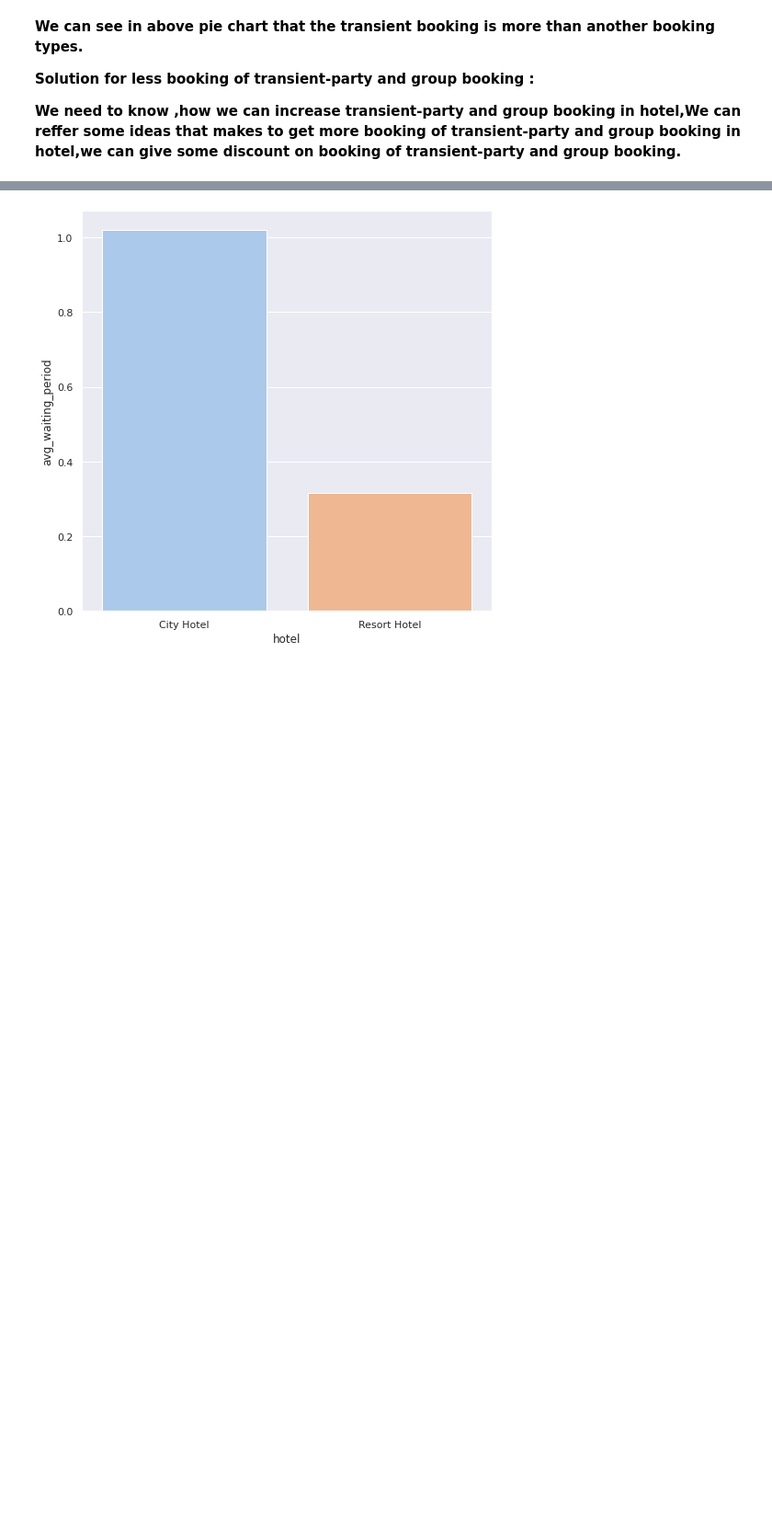
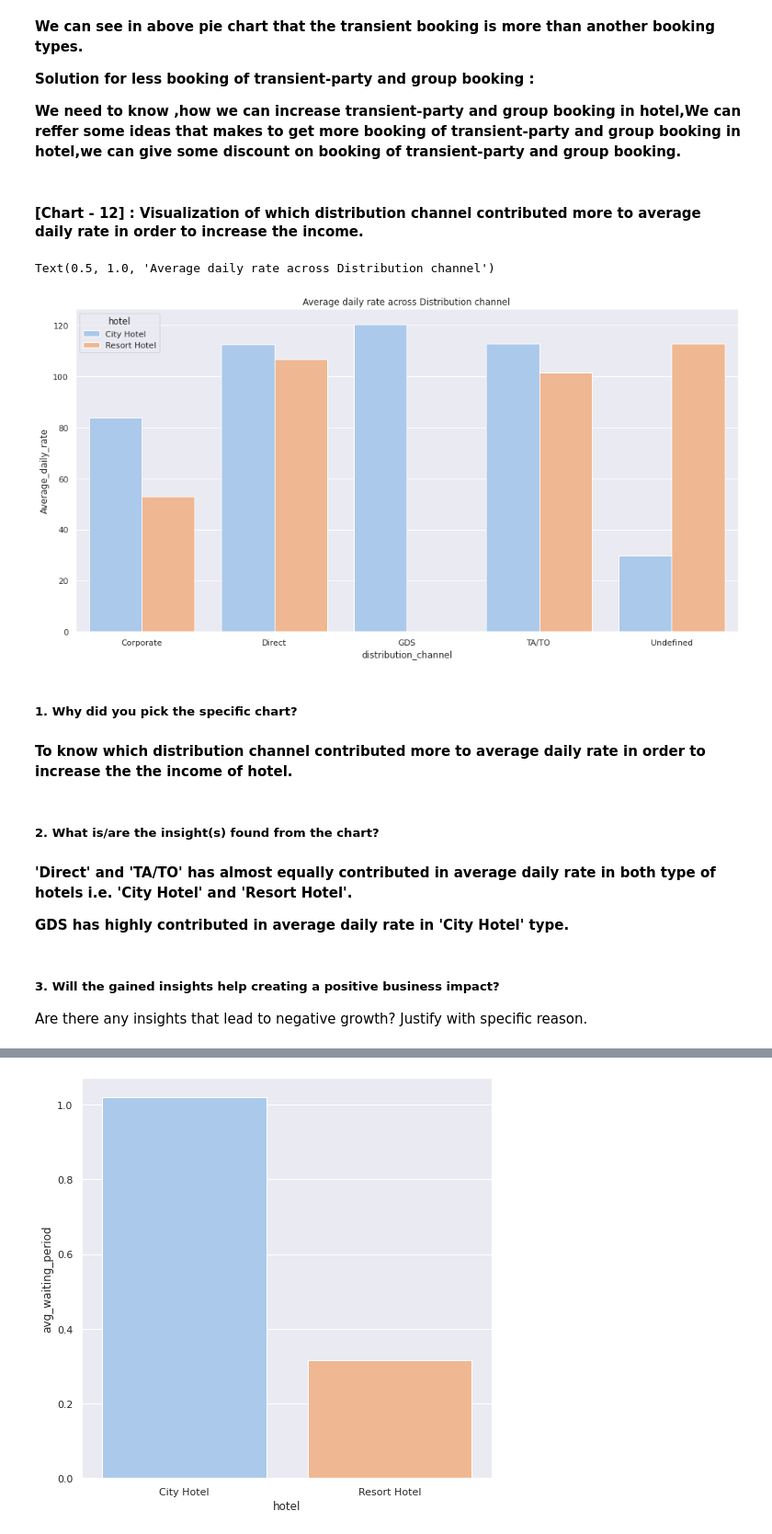
Before and after one commit to Ganeshbhavale/EDA-Hotel-Booking-Analysis., a Jupyter notebook: Team_final_project_of_Hotel_Booking_Analysis.ipynb, the cells around one changed output, grey strips where cells are left out. Shown at 92% size. Drawn from its saved outputs; the diff is of its cells as text; code cells hidden in the pictures; blank space fills up the shorter version.

```diff
--- a/Team_final_project_of_Hotel_Booking_Analysis.ipynb
+++ b/Team_final_project_of_Hotel_Booking_Analysis.ipynb
@@ -964,3 +1031,30 @@ Are there any insights that lead to negative growth? Justify with specific reaso
 **Solution for less booking of transient-party and group booking :**
 
 **We need to know ,how we can increase transient-party and group booking in hotel,We can reffer some ideas that makes to get more booking of transient-party and group booking in hotel,we can give some discount on booking of transient-party and group booking.**
+# %% [markdown]
+#### [Chart - 12] : Visualization of which distribution channel contributed more to average daily rate in order to increase the income.
+# %%
+# Chart - 12 Visualization code
+# group by distribution channel and hotel
+distribution_channel_df=Hotel_data_df_1.groupby(['distribution_channel','hotel'])['Average_daily_rate'].mean().reset_index()
+
+# set plot size and plot barchart
+plt.figure(figsize=(16,8))
+sns.barplot(x='distribution_channel', y='Average_daily_rate', data=distribution_channel_df, hue='hotel')
+plt.title('Average daily rate across Distribution channel')
+# %% [output]
+Text(0.5, 1.0, 'Average daily rate across Distribution channel')
+[figure, added]
+# %% [markdown]
+##### 1. Why did you pick the specific chart?
+# %% [markdown]
+**To know which distribution channel contributed more to average daily rate  in order to increase the the income of hotel.**
+# %% [markdown]
+##### 2. What is/are the insight(s) found from the chart?
+# %% [markdown]
+**'Direct' and 'TA/TO' has almost equally contributed in average daily rate in both type of hotels i.e. 'City Hotel' and 'Resort Hotel'.**
+
+**GDS has highly contributed in average daily rate in 'City Hotel' type.**
+# %% [markdown]
+##### 3. Will the gained insights help creating a positive business impact?
+Are there any insights that lead to negative growth? Justify with specific reason.
```
Also changed, not shown: parts of 82 cells of this notebook.
